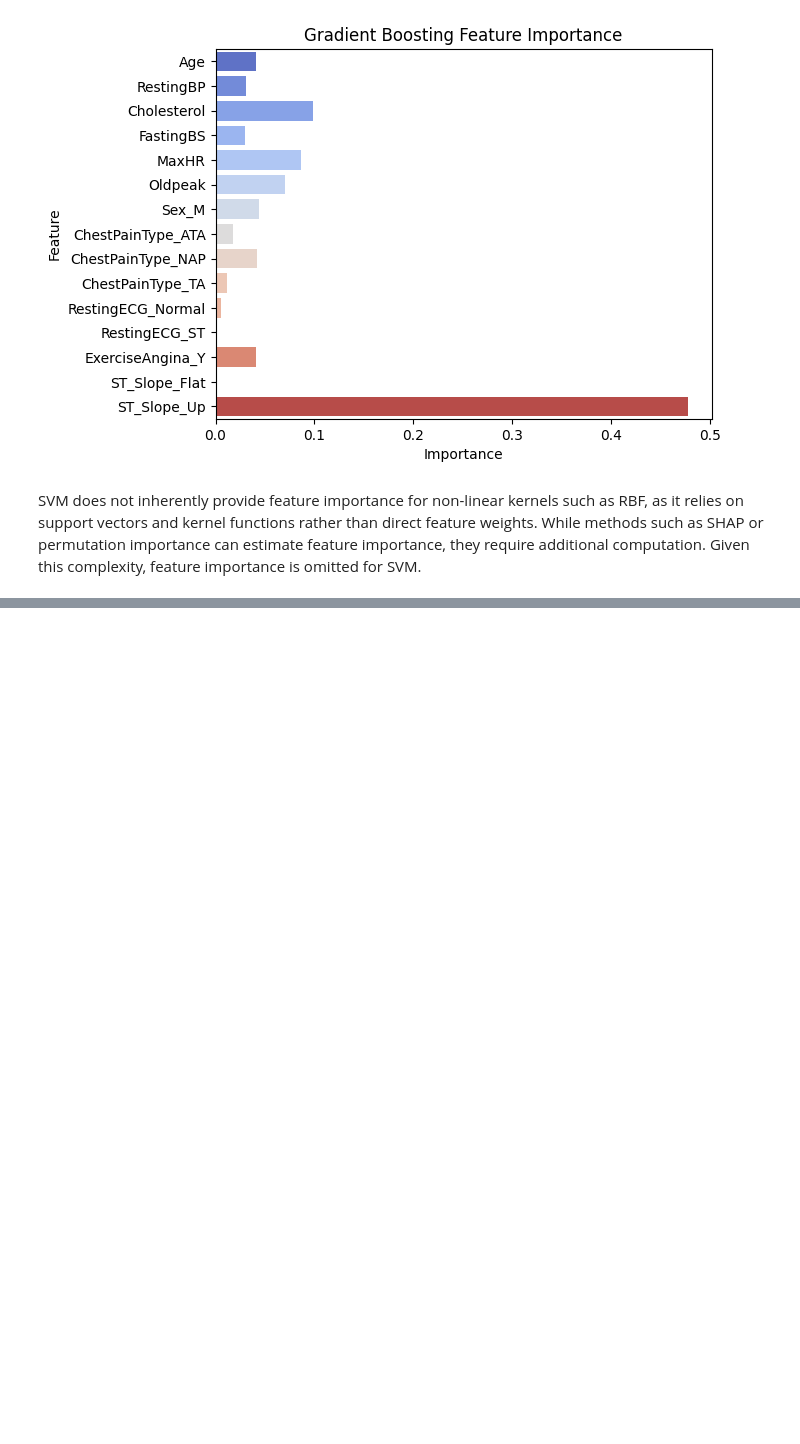
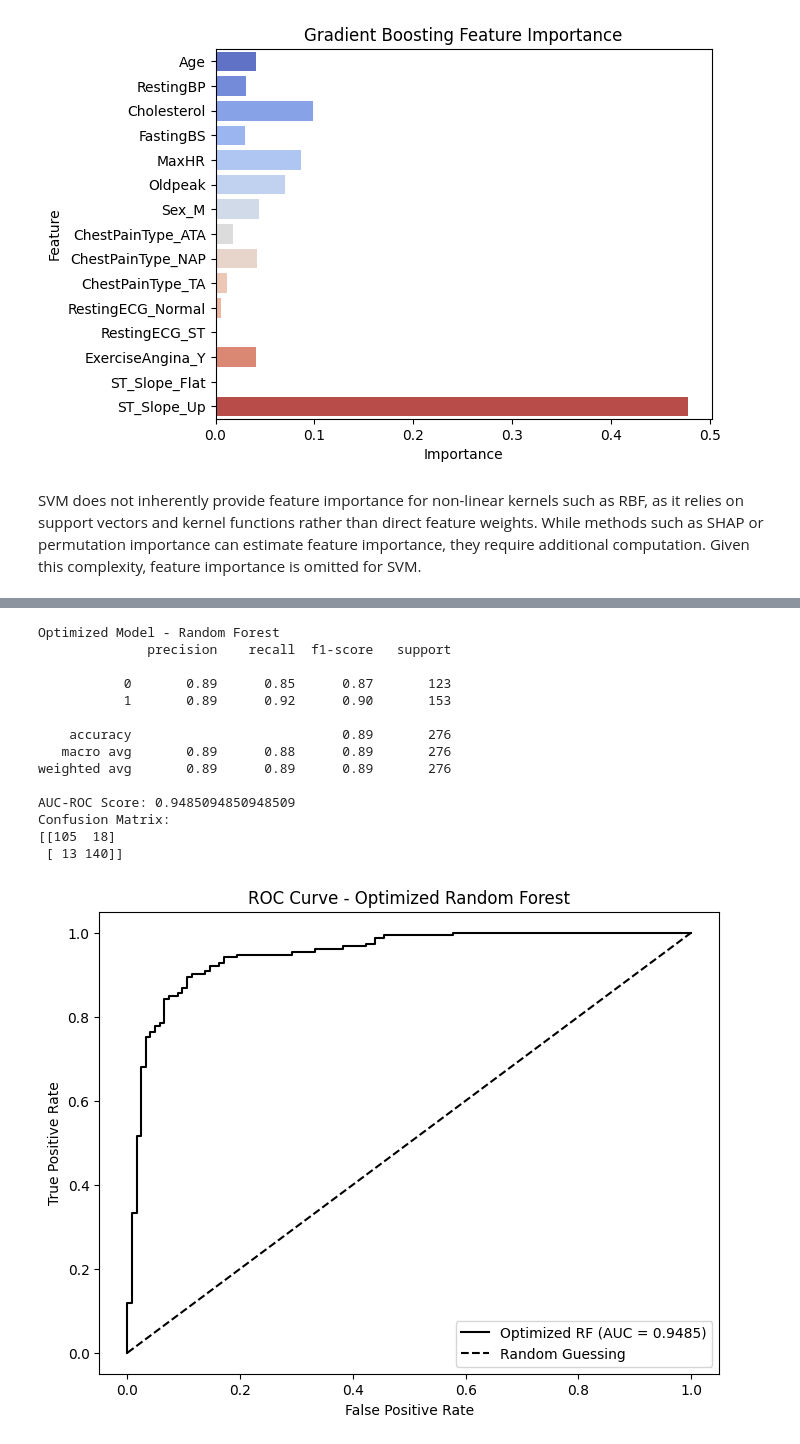
Before and after one commit to yhou2428/UWO-DS3000A-Group1, a Jupyter notebook: project.ipynb, the cells around one changed output, grey strips where cells are left out. Cells and saved outputs as stored; diff of their text form; code cells hidden in the pictures; blank space fills up the shorter version.

```diff
--- a/project.ipynb
+++ b/project.ipynb
@@ -473,0 +508,70 @@ SVM does not inherently provide feature importance for non-linear kernels such a
+# %%
+## Retrain the Random Forest model with the best hyperparameters
+optimized_rf_model = RandomForestClassifier(
+    max_depth=10,
+    min_samples_leaf=1,
+    min_samples_split=2,
+    n_estimators=100,
+    random_state=42
+)
+optimized_rf_model.fit(X_train, y_train)
+
+## Make predictions
+y_pred_optimized_rf = optimized_rf_model.predict(X_test)
+y_prob_optimized_rf = optimized_rf_model.predict_proba(X_test)[:, 1]
+
+## Evaluate
+print("Optimized Model - Random Forest")
+print(classification_report(y_test, y_pred_optimized_rf))
+print("AUC-ROC Score:", roc_auc_score(y_test, y_prob_optimized_rf))
+
+## Confusion Matrix
+conf_matrix_optimized_rf = confusion_matrix(y_test, y_pred_optimized_rf)
+print("Confusion Matrix:")
+print(conf_matrix_optimized_rf)
+
+## Plot ROC Curve
+fpr_optimized_rf, tpr_optimized_rf, _ = roc_curve(y_test, y_prob_optimized_rf)
+
+plt.figure(figsize=(8, 6))
+plt.plot(fpr_optimized_rf, tpr_optimized_rf, label=f"Optimized RF (AUC = {roc_auc_score(y_test, y_prob_optimized_rf):.4f})", color="black")
+plt.plot([0, 1], [0, 1], "k--", label="Random Guessing")
+plt.title("ROC Curve - Optimized Random Forest")
+plt.xlabel("False Positive Rate")
+plt.ylabel("True Positive Rate")
+plt.legend()
+plt.show()
+
+## Plot Feature Importance
+feature_importances = optimized_rf_model.feature_importances_
+sorted_indices = feature_importances.argsort()[::-1]
+
+plt.figure(figsize=(8, 6))
+sns.barplot(
+    x=feature_importances[sorted_indices],
+    y=np.array(X.columns)[sorted_indices],
+    palette=sns.color_palette("coolwarm", len(sorted_indices)),
+    hue=np.array(X.columns)[sorted_indices],
+    dodge=False,
+    legend=False
+)
+plt.title("Optimized Random Forest Feature Importance")
+plt.xlabel("Importance")
+plt.ylabel("Feature")
+plt.show()
+# %% [output]
+Optimized Model - Random Forest
+              precision    recall  f1-score   support
+
+           0       0.89      0.85      0.87       123
+           1       0.89      0.92      0.90       153
+
+    accuracy                           0.89       276
+   macro avg       0.89      0.88      0.89       276
+weighted avg       0.89      0.89      0.89       276
+
+AUC-ROC Score: 0.9485094850948509
+Confusion Matrix:
+[[105  18]
+ [ 13 140]]
+[figure, added]
```
Also changed, not shown: parts of 7 cells of this notebook.
